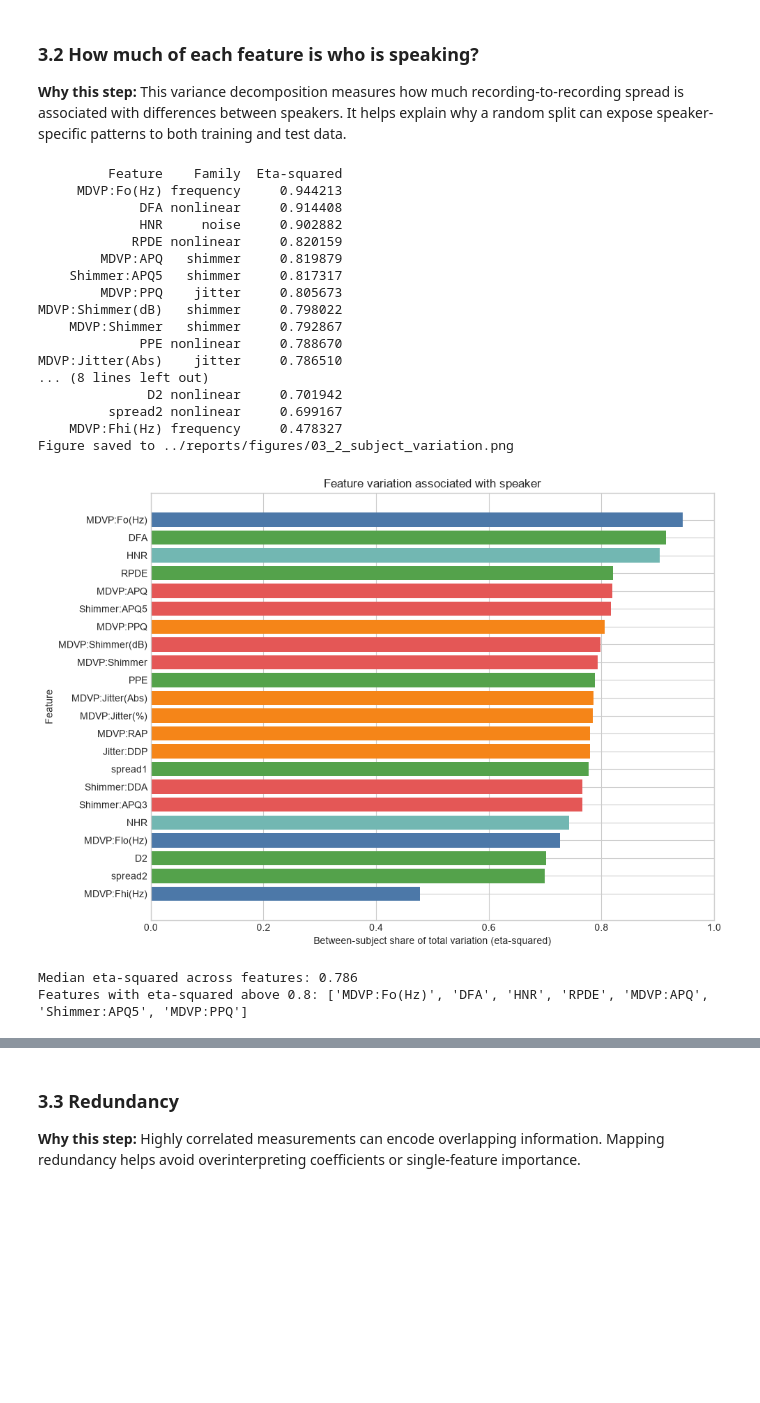
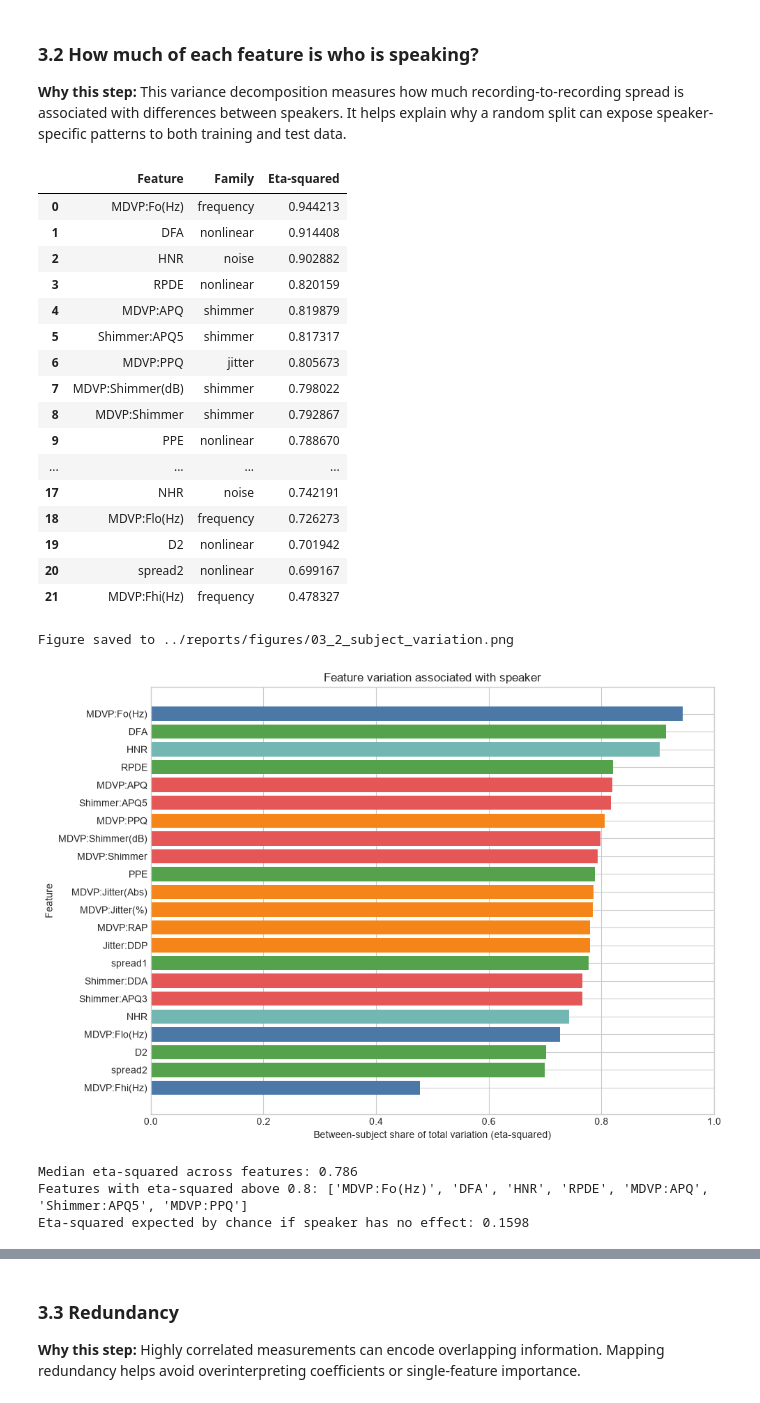
Before and after one commit to aayaan-khan/parkinsons-detection, a Jupyter notebook: notebooks/Parkinsons_Disease_Detection.ipynb, the cells around one changed output, grey strips where cells are left out. Cells and saved outputs as stored; diff of their text form; code cells hidden in the pictures; blank space fills up the shorter version.

```diff
--- a/notebooks/Parkinsons_Disease_Detection.ipynb
+++ b/notebooks/Parkinsons_Disease_Detection.ipynb
@@ -783,53 +851,59 @@ eta_rows = []
 for feature in feature_columns:
     values = oxford[feature].to_numpy(dtype=float)
     grand_mean = float(values.mean())
     grouped = oxford.groupby("subject_id")[feature].agg(["mean", "size"])
     ss_between = float((grouped["size"] * (grouped["mean"] - grand_mean) ** 2).sum())
     ss_total = float(((values - grand_mean) ** 2).sum())
     eta_squared = ss_between / ss_total if ss_total > 0 else float("nan")
     eta_rows.append({"Feature": feature, "Family": feature_family[feature], "Eta-squared": eta_squared})
 eta_table = pd.DataFrame(eta_rows).sort_values("Eta-squared", ascending=False).reset_index(drop=True)
 display(eta_table)
 
 # Show the decomposition values in a family-colored chart.
 fig_eta, ax_eta = plt.subplots(figsize=(10, 7))
 bar_colors = [family_colors[family] for family in eta_table["Family"]]
 ax_eta.barh(eta_table["Feature"], eta_table["Eta-squared"], color=bar_colors)
 ax_eta.invert_yaxis()
 ax_eta.set_xlim(0, 1)
 ax_eta.set_xlabel("Between-subject share of total variation (eta-squared)")
 ax_eta.set_ylabel("Feature")
 ax_eta.set_title("Feature variation associated with speaker")
 fig_eta.tight_layout()
 save_fig(fig_eta, "03_2_subject_variation")
 plt.show()
 
 # Print summary values computed from the eta-squared table.
 median_eta_squared = float(eta_table["Eta-squared"].median())
 features_above_08 = eta_table.loc[eta_table["Eta-squared"] > 0.8, "Feature"].tolist()
+n_subjects = int(oxford["subject_id"].nunique())
+n_recordings = int(len(oxford))
+eta_squared_chance = (n_subjects - 1) / (n_recordings - 1)
 print(f"Median eta-squared across features: {median_eta_squared:.3f}")
 print(f"Features with eta-squared above 0.8: {features_above_08}")
+print(f"Eta-squared expected by chance if speaker has no effect: {eta_squared_chance:.4f}")
 # %% [output]
+|  | Feature | Family | Eta-squared |
+| 0 | MDVP:Fo(Hz) | frequency | 0.944213 |
+| 1 | DFA | nonlinear | 0.914408 |
+| 2 | HNR | noise | 0.902882 |
+| 3 | RPDE | nonlinear | 0.820159 |
+| 4 | MDVP:APQ | shimmer | 0.819879 |
+| 5 | Shimmer:APQ5 | shimmer | 0.817317 |
+| 6 | MDVP:PPQ | jitter | 0.805673 |
+| 7 | MDVP:Shimmer(dB) | shimmer | 0.798022 |
+| 8 | MDVP:Shimmer | shimmer | 0.792867 |
+| 9 | PPE | nonlinear | 0.788670 |
+| ... | ... | ... | ... |
+| 17 | NHR | noise | 0.742191 |
+| 18 | MDVP:Flo(Hz) | frequency | 0.726273 |
+| 19 | D2 | nonlinear | 0.701942 |
+| 20 | spread2 | nonlinear | 0.699167 |
+| 21 | MDVP:Fhi(Hz) | frequency | 0.478327 |
-         Feature    Family  Eta-squared
-     MDVP:Fo(Hz) frequency     0.944213
-             DFA nonlinear     0.914408
-             HNR     noise     0.902882
-            RPDE nonlinear     0.820159
-        MDVP:APQ   shimmer     0.819879
-    Shimmer:APQ5   shimmer     0.817317
-        MDVP:PPQ    jitter     0.805673
-MDVP:Shimmer(dB)   shimmer     0.798022
-    MDVP:Shimmer   shimmer     0.792867
-             PPE nonlinear     0.788670
-MDVP:Jitter(Abs)    jitter     0.786510
-... (8 lines left out)
-              D2 nonlinear     0.701942
-         spread2 nonlinear     0.699167
-    MDVP:Fhi(Hz) frequency     0.478327
 Figure saved to ../reports/figures/03_2_subject_variation.png
 [figure]
 Median eta-squared across features: 0.786
 Features with eta-squared above 0.8: ['MDVP:Fo(Hz)', 'DFA', 'HNR', 'RPDE', 'MDVP:APQ', 'Shimmer:APQ5', 'MDVP:PPQ']
+Eta-squared expected by chance if speaker has no effect: 0.1598
 # %% [markdown]
 ### Insight
 
```
Also changed, not shown: parts of 23 cells of this notebook, 3 other files.
